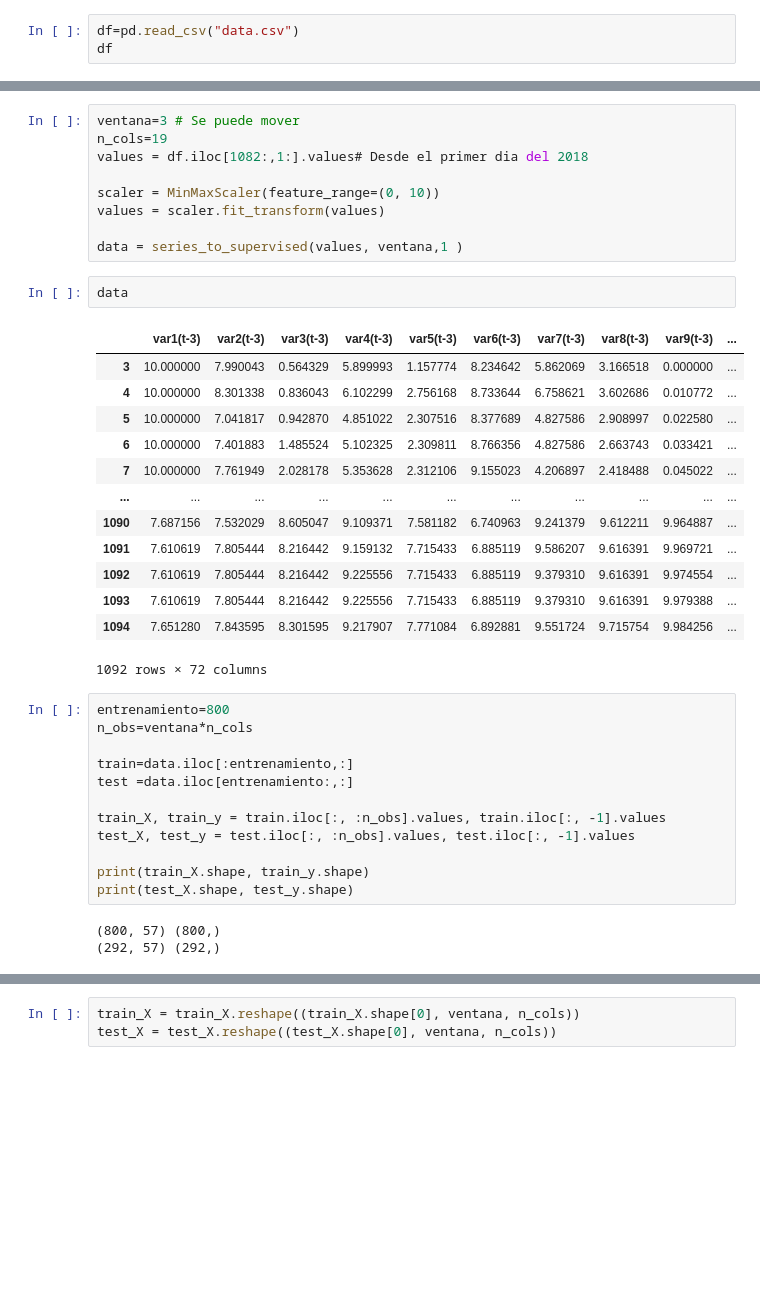
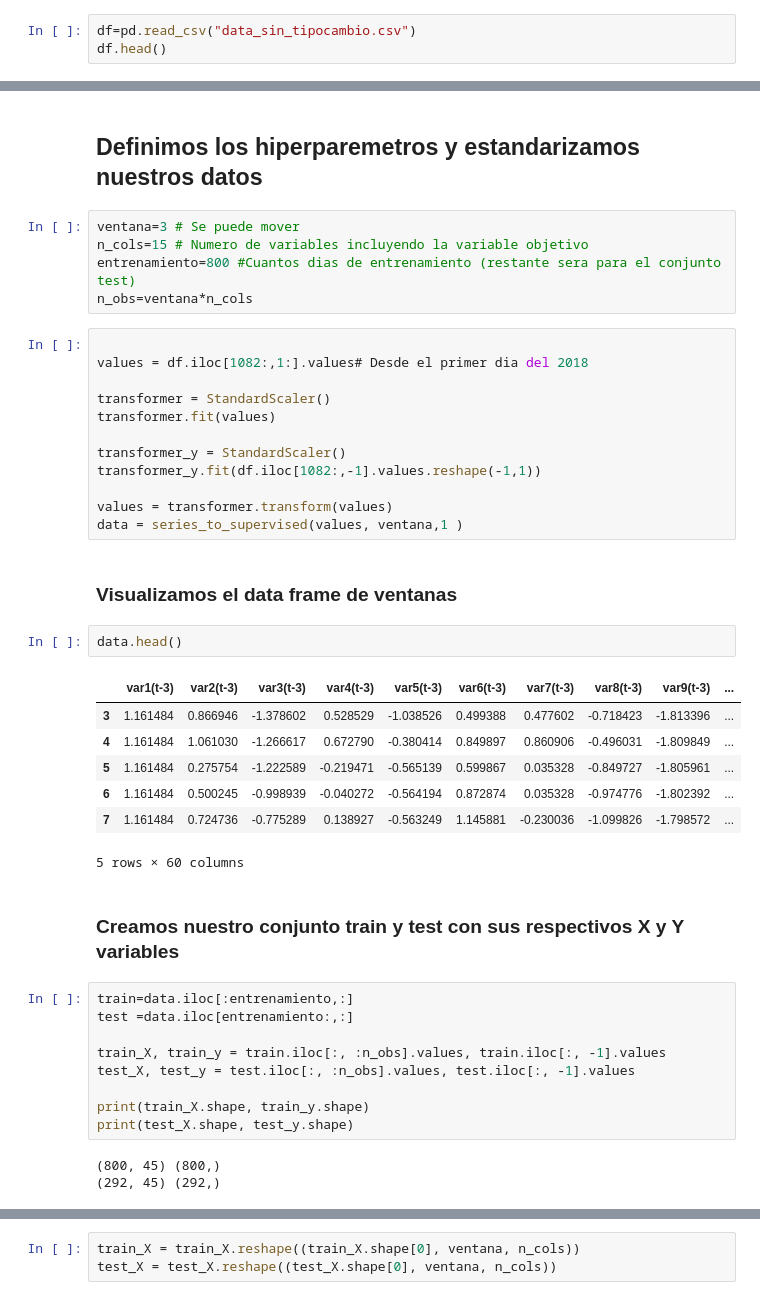
Before and after one commit to keniaCisneros/bitcoins_pricing, a Jupyter notebook: Serie_tiempo.ipynb, the cells around one changed output, grey strips where cells are left out. Saved outputs shown, nothing was run; the diff lists cells and outputs as text; blank space fills up the shorter version.

```diff
--- a/Serie_tiempo.ipynb
+++ b/Serie_tiempo.ipynb
@@ -13,7 +17,7 @@ print(tf.__version__)
 # %% [output]
 2.2.0
 # %%
-df=pd.read_csv("data.csv")
-df
+df=pd.read_csv("data_sin_tipocambio.csv")
+df.head()
 # %% [output]
 |  | date | dow(USD) | euro_stoxx50(USD) | nasdaq(USD) | nikkei(USD) | oro(USD) | petroleo(USD) | ... |
@@ -90,35 +68,40 @@ def series_to_supervised(data, n_in=1, n_out=1, dropnan=True):
 	if dropnan:
 		agg.dropna(inplace=True)
 	return agg
+# %% [markdown]
+## Definimos los  hiperparemetros y estandarizamos nuestros datos
+# %%
+ventana=3 # Se puede mover
+n_cols=15 # Numero de variables incluyendo la variable objetivo
+entrenamiento=800 #Cuantos dias de entrenamiento (restante sera para el conjunto test)
+n_obs=ventana*n_cols
 # %%
-ventana=3 # Se puede mover
-n_cols=19
+
 values = df.iloc[1082:,1:].values# Desde el primer dia del 2018
 
-scaler = MinMaxScaler(feature_range=(0, 10))
-values = scaler.fit_transform(values)
+transformer = StandardScaler()
+transformer.fit(values)
 
+transformer_y = StandardScaler()
+transformer_y.fit(df.iloc[1082:,-1].values.reshape(-1,1))
+
+values = transformer.transform(values)
 data = series_to_supervised(values, ventana,1 )
+# %% [markdown]
+### Visualizamos el data frame de ventanas
 # %%
-data
+data.head()
 # %% [output]
 |  | var1(t-3) | var2(t-3) | var3(t-3) | var4(t-3) | var5(t-3) | var6(t-3) | var7(t-3) | var8(t-3) | var9(t-3) | ... |
-| 3 | 10.000000 | 7.990043 | 0.564329 | 5.899993 | 1.157774 | 8.234642 | 5.862069 | 3.166518 | 0.000000 | ... |
-| 4 | 10.000000 | 8.301338 | 0.836043 | 6.102299 | 2.756168 | 8.733644 | 6.758621 | 3.602686 | 0.010772 | ... |
-| 5 | 10.000000 | 7.041817 | 0.942870 | 4.851022 | 2.307516 | 8.377689 | 4.827586 | 2.908997 | 0.022580 | ... |
-| 6 | 10.000000 | 7.401883 | 1.485524 | 5.102325 | 2.309811 | 8.766356 | 4.827586 | 2.663743 | 0.033421 | ... |
-| 7 | 10.000000 | 7.761949 | 2.028178 | 5.353628 | 2.312106 | 9.155023 | 4.206897 | 2.418488 | 0.045022 | ... |
-| ... | ... | ... | ... | ... | ... | ... | ... | ... | ... | ... |
-| 1090 | 7.687156 | 7.532029 | 8.605047 | 9.109371 | 7.581182 | 6.740963 | 9.241379 | 9.612211 | 9.964887 | ... |
-| 1091 | 7.610619 | 7.805444 | 8.216442 | 9.159132 | 7.715433 | 6.885119 | 9.586207 | 9.616391 | 9.969721 | ... |
-| 1092 | 7.610619 | 7.805444 | 8.216442 | 9.225556 | 7.715433 | 6.885119 | 9.379310 | 9.616391 | 9.974554 | ... |
-| 1093 | 7.610619 | 7.805444 | 8.216442 | 9.225556 | 7.715433 | 6.885119 | 9.379310 | 9.616391 | 9.979388 | ... |
-| 1094 | 7.651280 | 7.843595 | 8.301595 | 9.217907 | 7.771084 | 6.892881 | 9.551724 | 9.715754 | 9.984256 | ... |
+| 3 | 1.161484 | 0.866946 | -1.378602 | 0.528529 | -1.038526 | 0.499388 | 0.477602 | -0.718423 | -1.813396 | ... |
+| 4 | 1.161484 | 1.061030 | -1.266617 | 0.672790 | -0.380414 | 0.849897 | 0.860906 | -0.496031 | -1.809849 | ... |
+| 5 | 1.161484 | 0.275754 | -1.222589 | -0.219471 | -0.565139 | 0.599867 | 0.035328 | -0.849727 | -1.805961 | ... |
+| 6 | 1.161484 | 0.500245 | -0.998939 | -0.040272 | -0.564194 | 0.872874 | 0.035328 | -0.974776 | -1.802392 | ... |
+| 7 | 1.161484 | 0.724736 | -0.775289 | 0.138927 | -0.563249 | 1.145881 | -0.230036 | -1.099826 | -1.798572 | ... |
-1092 rows × 72 columns
+5 rows × 60 columns
+# %% [markdown]
+### Creamos nuestro conjunto train y test con sus respectivos X y Y variables
 # %%
-entrenamiento=800
-n_obs=ventana*n_cols
-
 train=data.iloc[:entrenamiento,:]
 test =data.iloc[entrenamiento:,:]
 
@@ -128,5 +111,5 @@ test_X, test_y = test.iloc[:, :n_obs].values, test.iloc[:, -1].values
 print(train_X.shape, train_y.shape)
 print(test_X.shape, test_y.shape)
 # %% [output]
-(800, 57) (800,)
-(292, 57) (292,)
+(800, 45) (800,)
+(292, 45) (292,)
```
Also changed, not shown: parts of 25 cells of this notebook, 2 other files.
